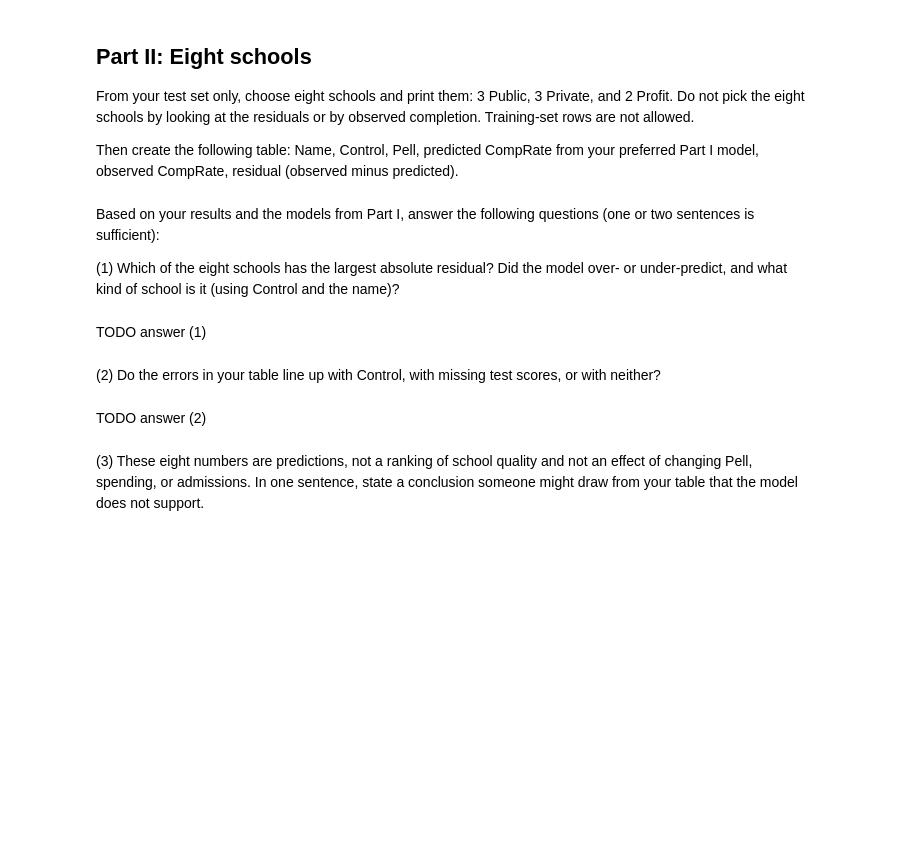
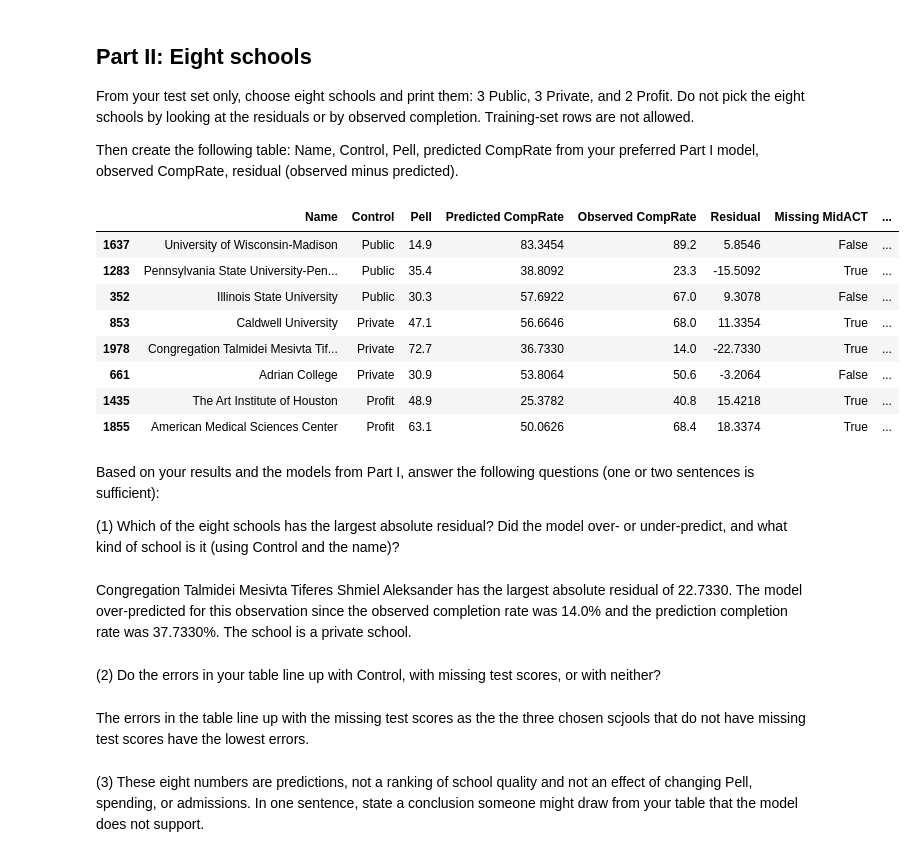
Before and after one commit to uiuc-msynowiec/cs598_psl, a Jupyter notebook: CodingAssignments/CA3/CS598_PSL_CA_3.ipynb, the cells around one changed output. Cells and saved outputs as stored; diff of their text form; code cells hidden in the pictures; blank space fills up the shorter version.

```diff
--- a/CodingAssignments/CA3/CS598_PSL_CA_3.ipynb
+++ b/CodingAssignments/CA3/CS598_PSL_CA_3.ipynb
@@ -485,17 +485,55 @@ Then create the following table: Name, Control, Pell, predicted CompRate from yo
 # %%
 #TODO Anirudh (all below) choose 8 schools and print
 
 #TODO create table described above
+test_public_schools = X_test[control_test == "Public"].sample(n=3, random_state=RANDOM_SEED)
+test_private_schools = X_test[control_test == "Private"].sample(n=3, random_state=RANDOM_SEED)
+test_profit_schools = X_test[control_test == "Profit"].sample(n=2, random_state=RANDOM_SEED)
+
+chosen_schools = pd.concat([test_public_schools, test_private_schools, test_profit_schools])
+
+name = X.loc[chosen_schools.index]["Name"]
+control = ["Public"] * 3 + ["Private"] * 3 + ["Profit"] * 2
+pell = chosen_schools['Pell']
+pred_comp_rate = forest.predict(chosen_schools)
+observed_comp_rate = y_test.loc[chosen_schools.index]
+residual = observed_comp_rate - pred_comp_rate
+midact_missing = chosen_schools['MidACTMissing']
+avgsat_missing = chosen_schools['AvgSATMissing']
+
+table = pd.DataFrame({
+    "Name": name,
+     "Control": control,
+     "Pell": pell,
+     "Predicted CompRate": pred_comp_rate,
+     "Observed CompRate": observed_comp_rate,
+     "Residual": residual,
+     "Missing MidACT": midact_missing,
+     "Missing AvgSAT": avgsat_missing
+
+})
+
+table
+# %% [output]
+|  | Name | Control | Pell | Predicted CompRate | Observed CompRate | Residual | Missing MidACT | ... |
+| 1637 | University of Wisconsin-Madison | Public | 14.9 | 83.3454 | 89.2 | 5.8546 | False | ... |
+| 1283 | Pennsylvania State University-Pen... | Public | 35.4 | 38.8092 | 23.3 | -15.5092 | True | ... |
+| 352 | Illinois State University | Public | 30.3 | 57.6922 | 67.0 | 9.3078 | False | ... |
+| 853 | Caldwell University | Private | 47.1 | 56.6646 | 68.0 | 11.3354 | True | ... |
+| 1978 | Congregation Talmidei Mesivta Tif... | Private | 72.7 | 36.7330 | 14.0 | -22.7330 | True | ... |
+| 661 | Adrian College | Private | 30.9 | 53.8064 | 50.6 | -3.2064 | False | ... |
+| 1435 | The Art Institute of Houston | Profit | 48.9 | 25.3782 | 40.8 | 15.4218 | True | ... |
+| 1855 | American Medical Sciences Center | Profit | 63.1 | 50.0626 | 68.4 | 18.3374 | True | ... |
 # %% [markdown]
 Based on your results and the models from Part I, answer the following questions (one or two sentences is sufficient):
 
 (1) Which of the eight schools has the largest absolute residual? Did the model over- or under-predict, and what kind of school is it (using Control and the name)?
 # %% [markdown]
-TODO answer (1)
+Congregation Talmidei Mesivta Tiferes Shmiel Aleksander has the largest absolute residual of 22.7330. The model over-predicted for this observation since the observed completion rate was 14.0% and the prediction completion rate was 37.7330%. The school is a private school.
 # %% [markdown]
 (2) Do the errors in your table line up with Control, with missing test scores, or with neither?
 # %% [markdown]
-TODO answer (2)
+The errors in the table line up with the missing test scores as the the three chosen scjools that do not have missing test scores have the lowest errors.
 # %% [markdown]
 (3) These eight numbers are predictions, not a ranking of school quality and not an effect of changing Pell, spending, or admissions. In one sentence, state a conclusion someone might draw from your table that the model does not support.
 # %% [markdown]
```
Also changed, not shown: parts of 6 cells of this notebook.
